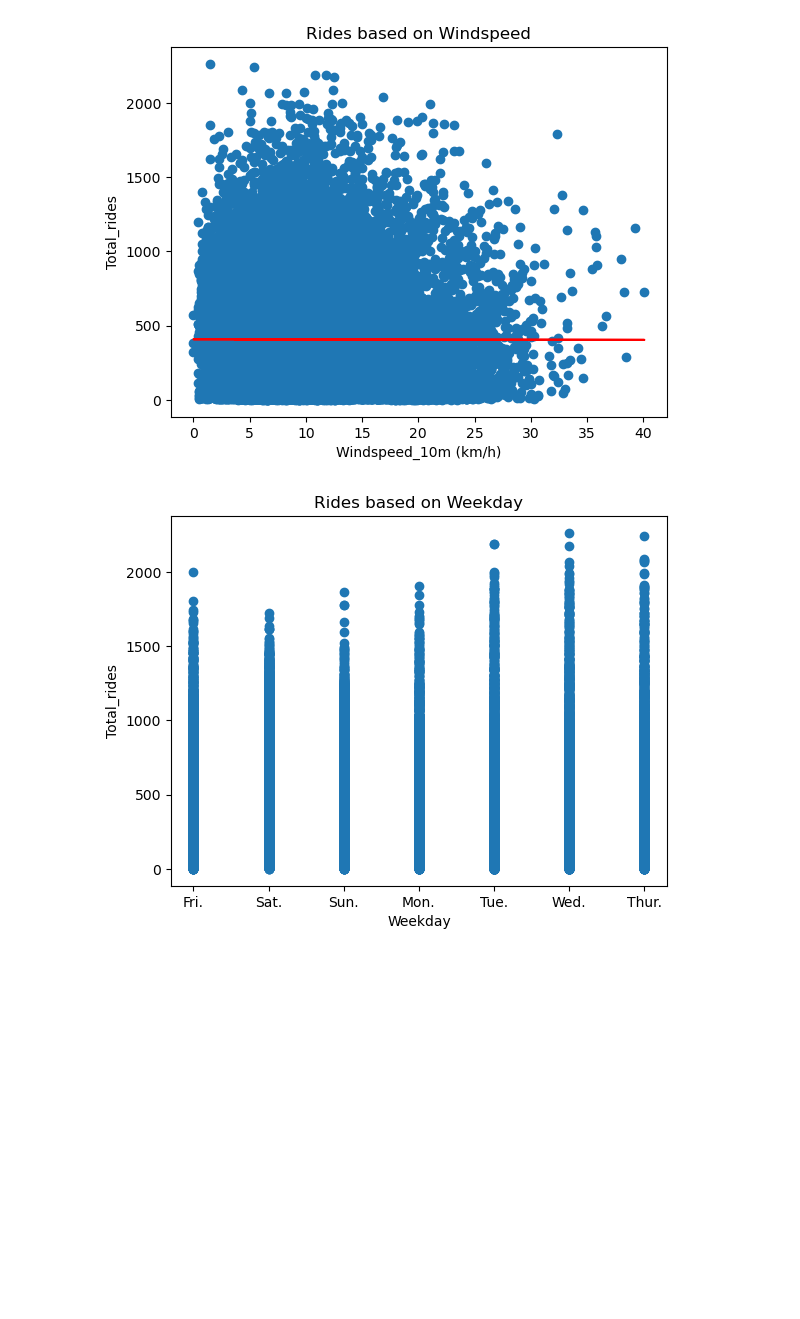
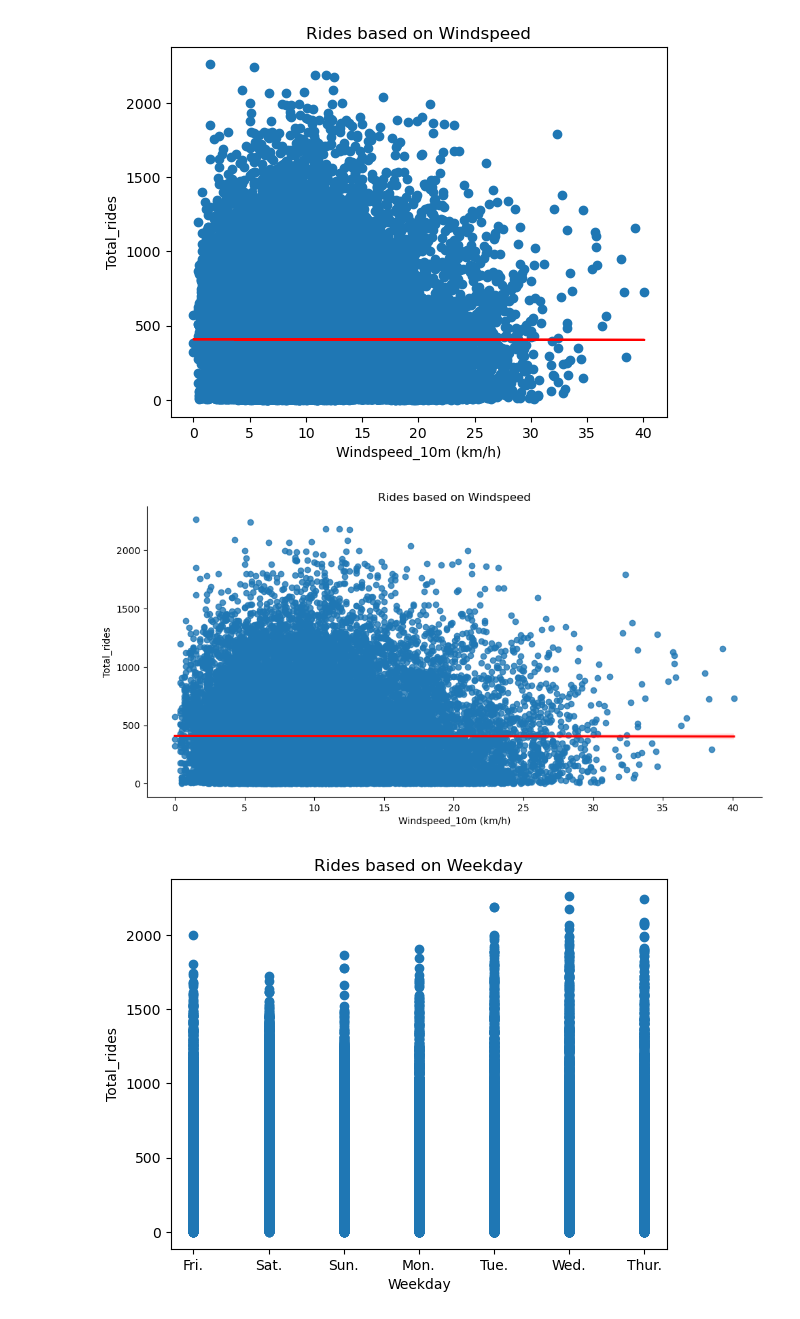
Before and after one commit to Godwin-Oti/Capital-Bike-Share-ED-Analysis-ML, a Jupyter notebook: ML/Daily_Hourly_Ride_Predictiton.ipynb, the cells around one changed output. Saved outputs shown, nothing was run; the diff lists cells and outputs as text; code cells hidden in the pictures; blank space fills up the shorter version.

```diff
--- a/ML/Daily_Hourly_Ride_Predictiton.ipynb
+++ b/ML/Daily_Hourly_Ride_Predictiton.ipynb
@@ -143,6 +143,18 @@ plt.plot(x, m*x + b, color='red')  # adding the linear line
 plt.show()
 # %% [output]
 [figure]
+# %%
+import seaborn as sns
+import matplotlib.pyplot as plt
+
+# Plotting using Seaborn's lmplot with red line
+sns.lmplot(x="Windspeed_10m (km/h)", y="Total_rides", data=hourly, aspect=2, line_kws={'color': 'red'})
+plt.title("Rides based on Windspeed")
+plt.ylabel("Total_rides")
+plt.xlabel("Windspeed_10m (km/h)")
+plt.show()
+# %% [output]
+[figure, added]
 # %%
 # plotting Weekdays against Total rides
 plt.scatter(x=hourly["Weekday"], y=hourly["Total_rides"],)
```
Also changed, not shown: parts of 9 cells of this notebook, 3 other files.
